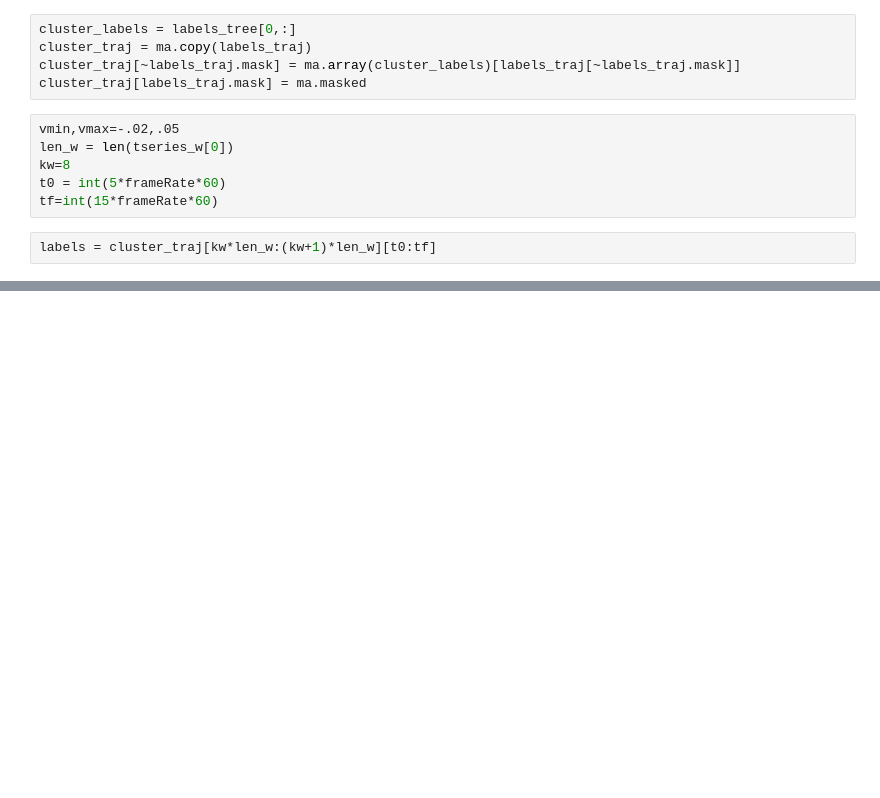
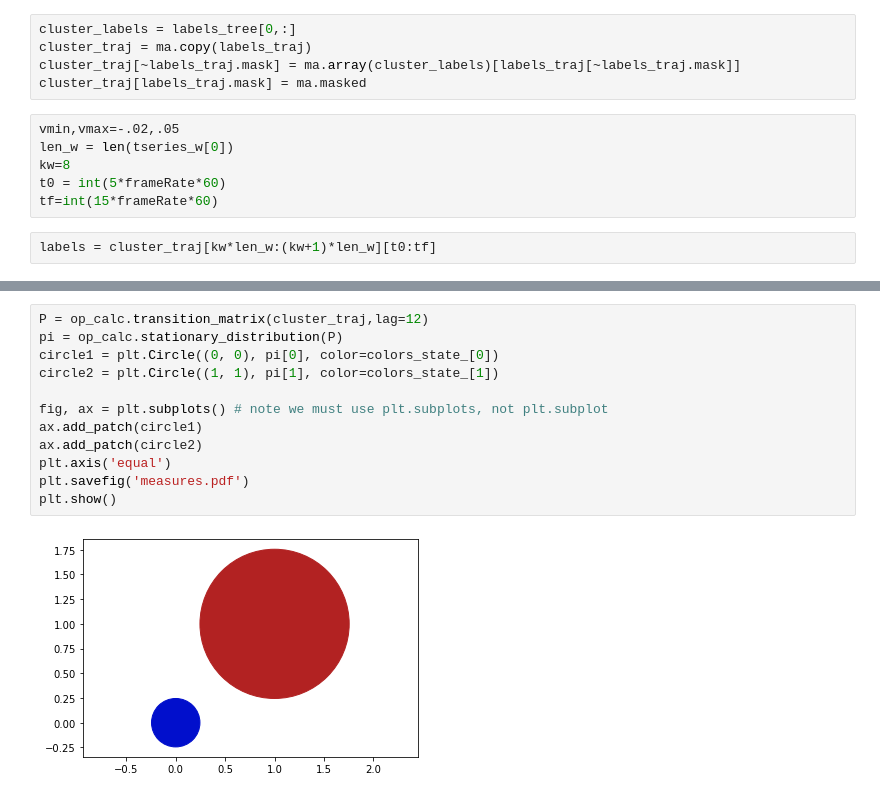
Before and after one commit to AntonioCCosta/markov_worm, a Jupyter notebook: Fig2.ipynb, the cells around one changed output, grey strips where cells are left out. Drawn from its saved outputs; the diff is of its cells as text; blank space fills up the shorter version.

```diff
--- a/Fig2.ipynb
+++ b/Fig2.ipynb
@@ -363,0 +354,14 @@ plt.show()
+# %%
+P = op_calc.transition_matrix(cluster_traj,lag=12)
+pi = op_calc.stationary_distribution(P)
+circle1 = plt.Circle((0, 0), pi[0], color=colors_state_[0])
+circle2 = plt.Circle((1, 1), pi[1], color=colors_state_[1])
+
+fig, ax = plt.subplots() # note we must use plt.subplots, not plt.subplot
+ax.add_patch(circle1)
+ax.add_patch(circle2)
+plt.axis('equal')
+plt.savefig('measures.pdf')
+plt.show()
+# %% [output]
+[figure, added]
```
Also changed, not shown: parts of 7 cells of this notebook, 14 other files.
